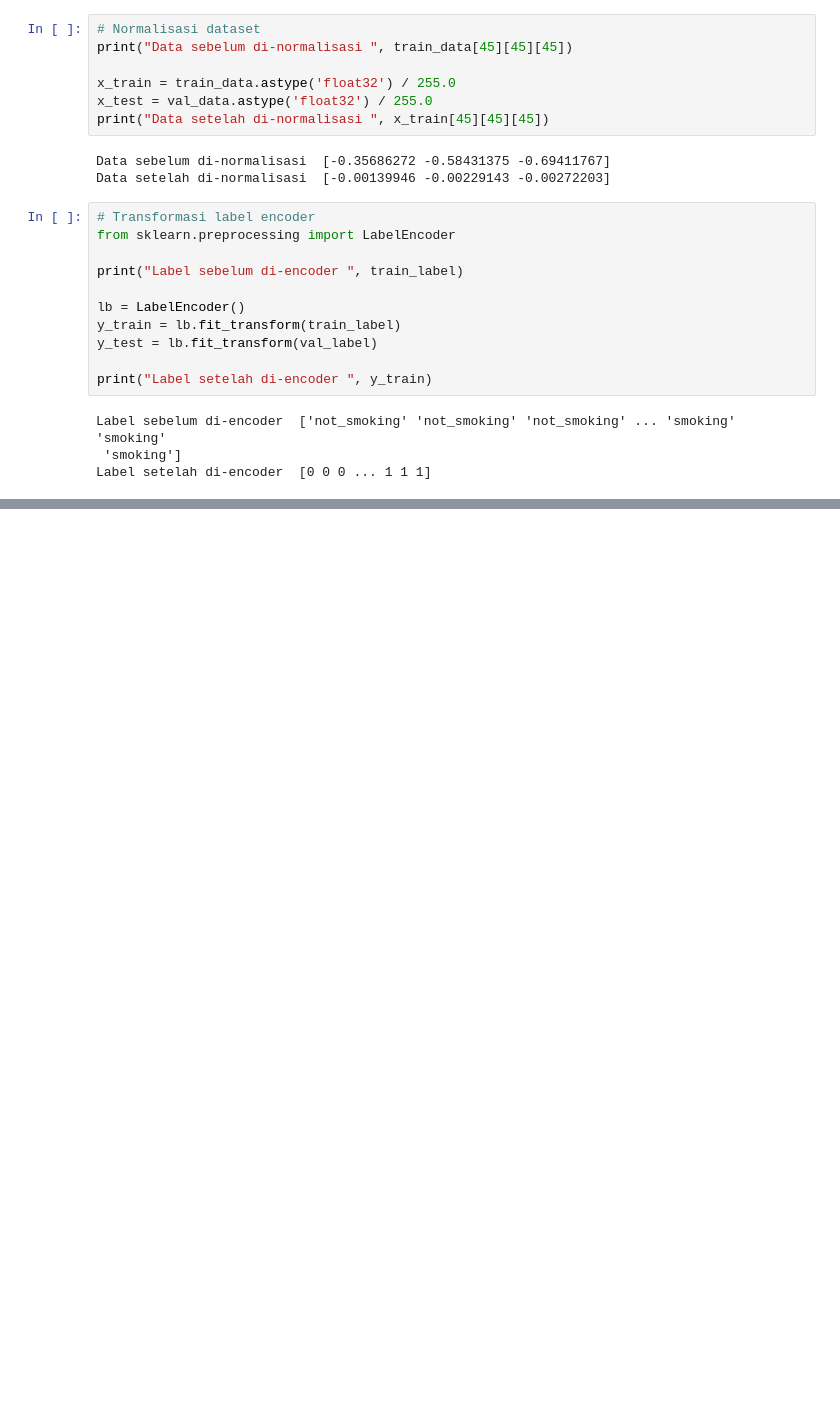
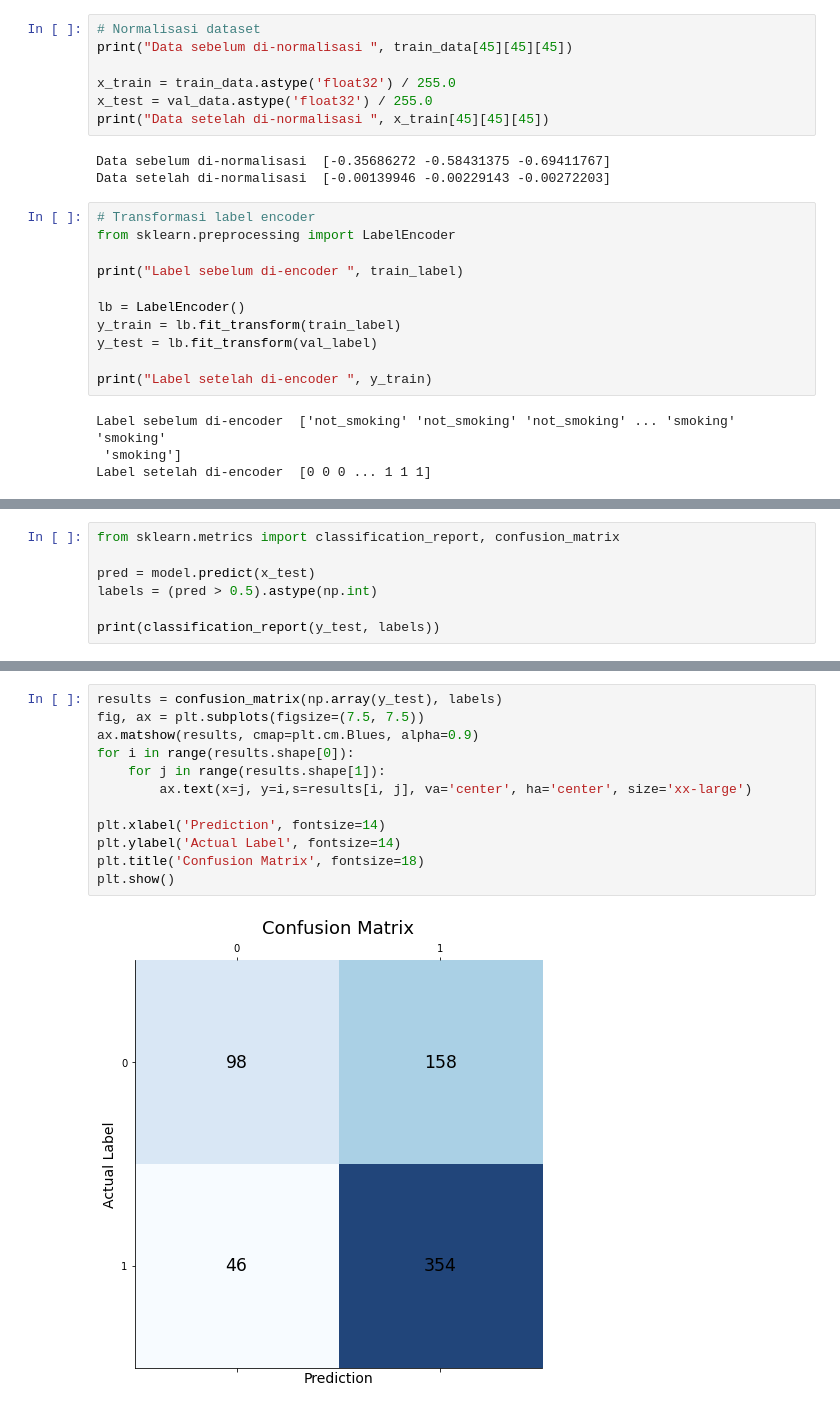
Before and after one commit to wiendewani/Praktikum_ML, a Jupyter notebook: Data_Preprocessing.ipynb, the cells around one changed output, grey strips where cells are left out. Cells and saved outputs as stored; diff of their text form; blank space fills up the shorter version.

```diff
--- a/Data_Preprocessing.ipynb
+++ b/Data_Preprocessing.ipynb
@@ -304,0 +359,7 @@ Epoch 1/100
+# %%
+from sklearn.metrics import classification_report, confusion_matrix
+
+pred = model.predict(x_test)
+labels = (pred > 0.5).astype(np.int)
+
+print(classification_report(y_test, labels))
@@ -304,0 +375,14 @@ Epoch 1/100
+# %%
+results = confusion_matrix(np.array(y_test), labels)
+fig, ax = plt.subplots(figsize=(7.5, 7.5))
+ax.matshow(results, cmap=plt.cm.Blues, alpha=0.9)
+for i in range(results.shape[0]):
+    for j in range(results.shape[1]):
+        ax.text(x=j, y=i,s=results[i, j], va='center', ha='center', size='xx-large')
+
+plt.xlabel('Prediction', fontsize=14)
+plt.ylabel('Actual Label', fontsize=14)
+plt.title('Confusion Matrix', fontsize=18)
+plt.show()
+# %% [output]
+[figure, added]
```
Also changed, not shown: parts of 9 cells of this notebook.
